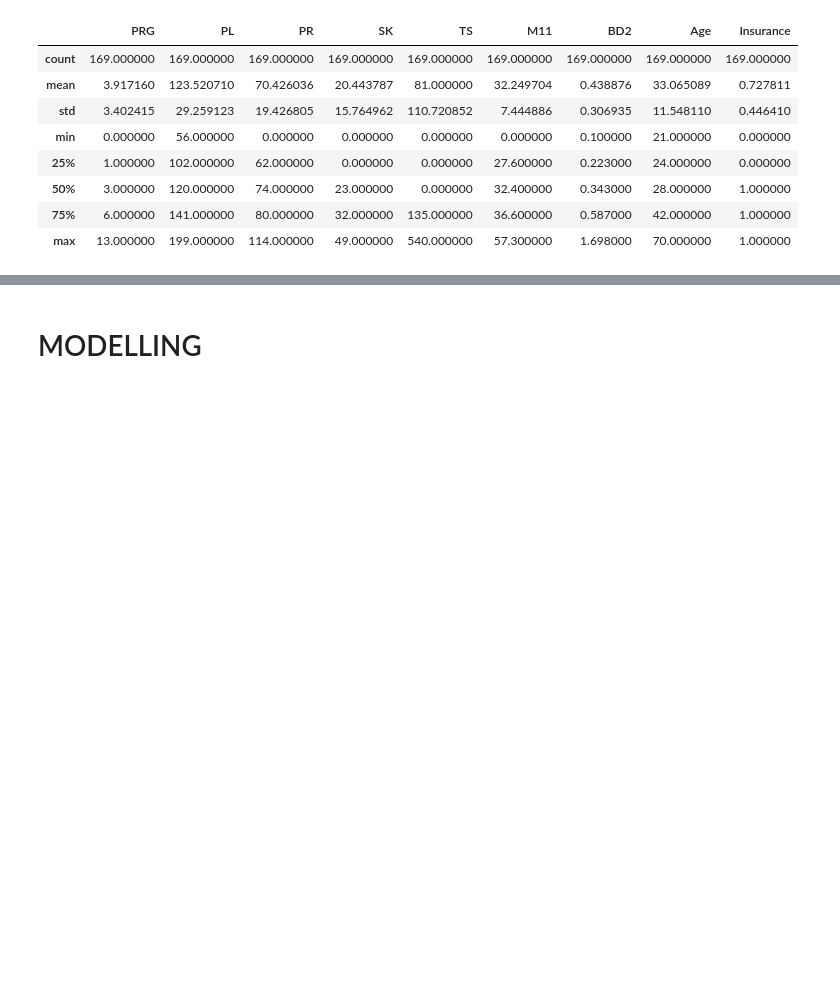
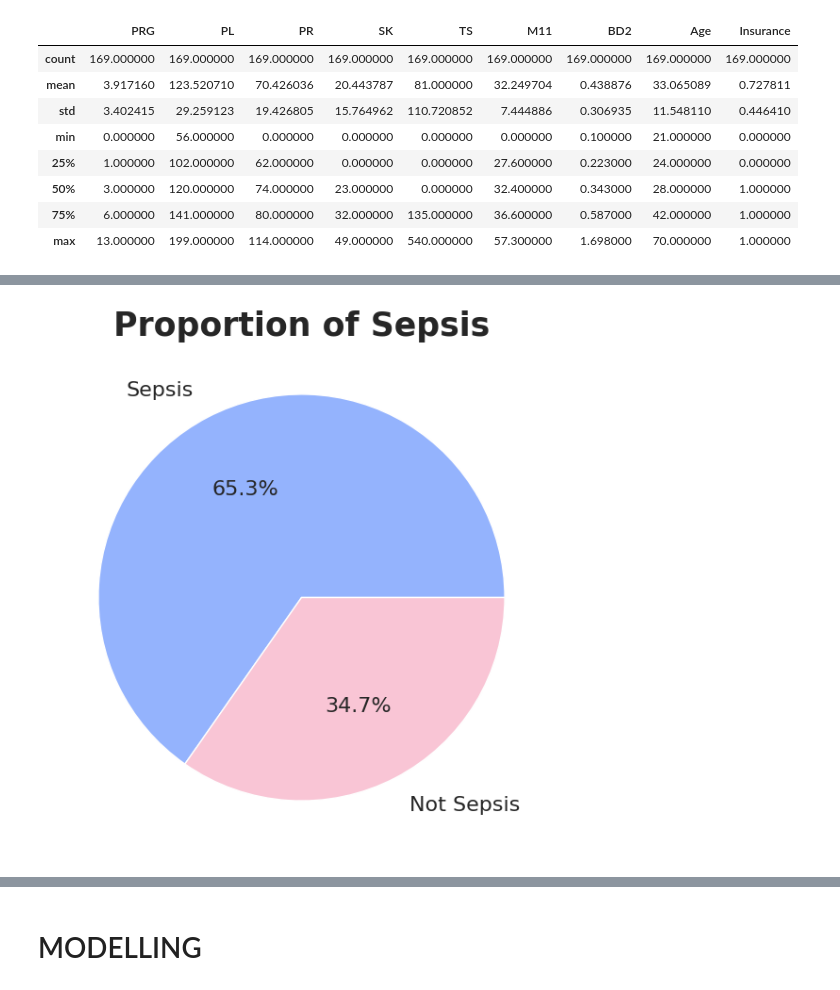
Before and after one commit to fantastic-rambo/P6-Embedding-Machine-Learning-Model-in-FastAPI, a Jupyter notebook: sepsis_prediction.ipynb, the cells around one changed output, grey strips where cells are left out. Saved outputs shown, nothing was run; the diff lists cells and outputs as text; code cells hidden in the pictures; blank space fills up the shorter version.

```diff
--- a/sepsis_prediction.ipynb
+++ b/sepsis_prediction.ipynb
@@ -215,0 +285,13 @@ test_data.describe()       #checking statistical info of dataset
+# %%
+# Pie chart
+labels = ['Sepsis', 'Not Sepsis']
+#colors
+colors = ['#94B3FD', '#F9C5D5']
+ax = plt.pie(train_data['Sepssis'].value_counts(), labeldistance=1.15,
+labels=labels, colors=colors, autopct='%1.1f%%',
+textprops={'fontsize': 16});
+plt.title('Proportion of Sepsis', fontsize=25, fontweight = 'bold')
+plt.rcParams['figure.figsize'] = [10, 7]
+plt.show()
+# %% [output]
+[figure, added]
```
Also changed, not shown: parts of 55 cells of this notebook.
